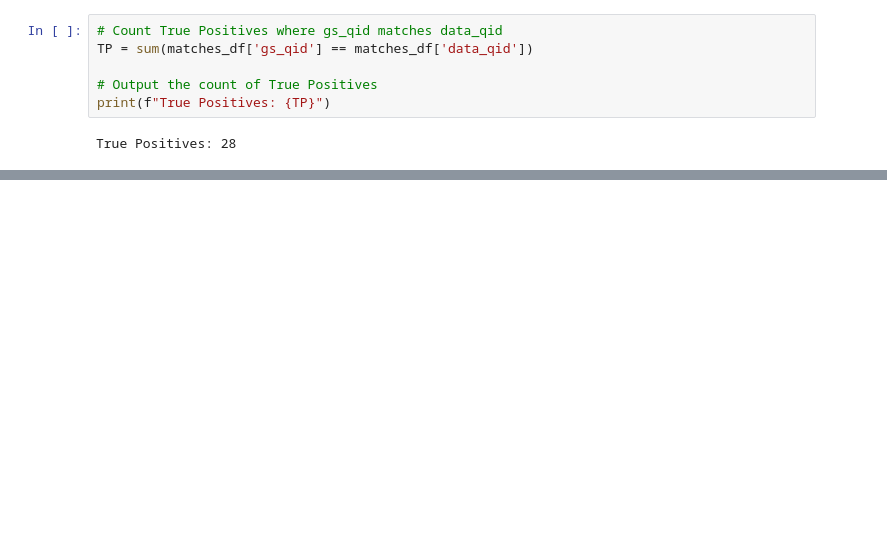
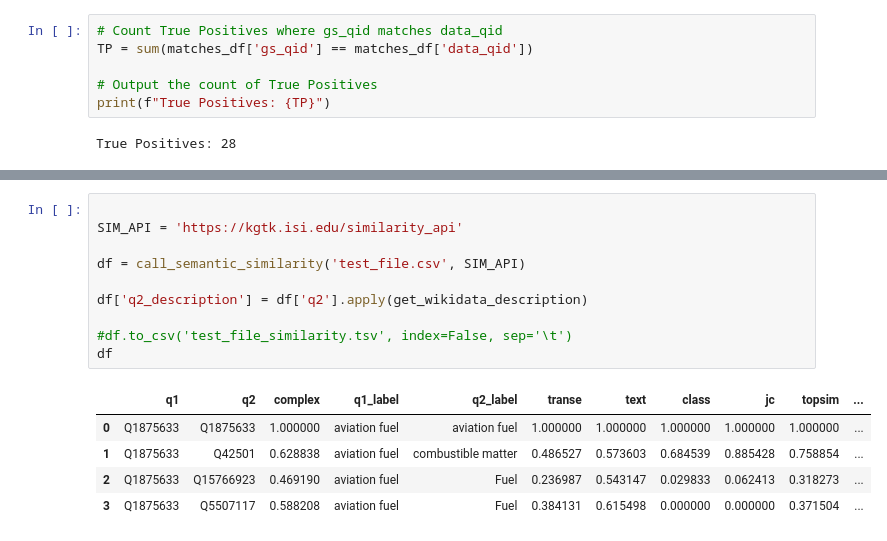
Before and after one commit to nd-crane/trusted_ke, a Jupyter notebook: notebooks/explorations/nel__spacy_entity_linker.ipynb, the cells around one changed output, grey strips where cells are left out. Saved outputs shown, nothing was run; the diff lists cells and outputs as text; blank space fills up the shorter version.

```diff
--- a/notebooks/explorations/nel__spacy_entity_linker.ipynb
+++ b/notebooks/explorations/nel__spacy_entity_linker.ipynb
@@ -185,0 +251,16 @@ True Positives: 28
+# %%
+
+SIM_API = 'https://kgtk.isi.edu/similarity_api'
+
+df = call_semantic_similarity('test_file.csv', SIM_API)
+
+df['q2_description'] = df['q2'].apply(get_wikidata_description)
+
+#df.to_csv('test_file_similarity.tsv', index=False, sep='\t')
+df
+# %% [output]
+|  | q1 | q2 | complex | q1_label | q2_label | transe | text | class | jc | topsim | ... |
+| 0 | Q1875633 | Q1875633 | 1.000000 | aviation fuel | aviation fuel | 1.000000 | 1.000000 | 1.000000 | 1.000000 | 1.000000 | ... |
+| 1 | Q1875633 | Q42501 | 0.628838 | aviation fuel | combustible matter | 0.486527 | 0.573603 | 0.684539 | 0.885428 | 0.758854 | ... |
+| 2 | Q1875633 | Q15766923 | 0.469190 | aviation fuel | Fuel | 0.236987 | 0.543147 | 0.029833 | 0.062413 | 0.318273 | ... |
+| 3 | Q1875633 | Q5507117 | 0.588208 | aviation fuel | Fuel | 0.384131 | 0.615498 | 0.000000 | 0.000000 | 0.371504 | ... |
```
Also changed, not shown: parts of 5 cells of this notebook, 6 other files.
